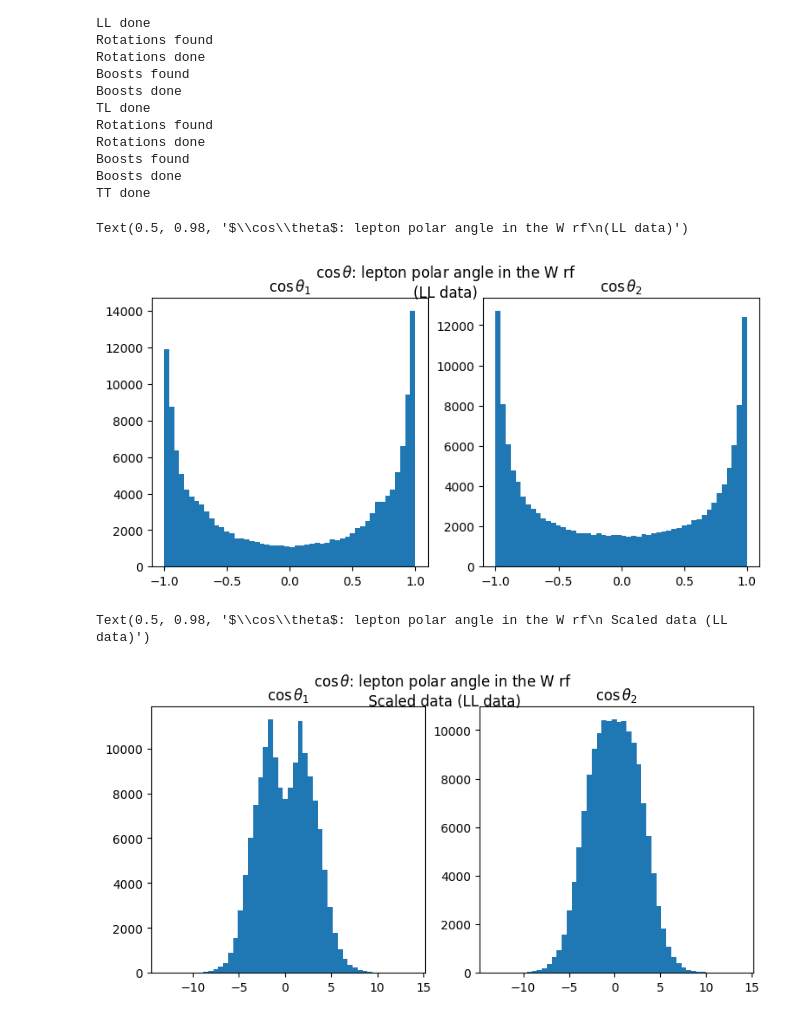
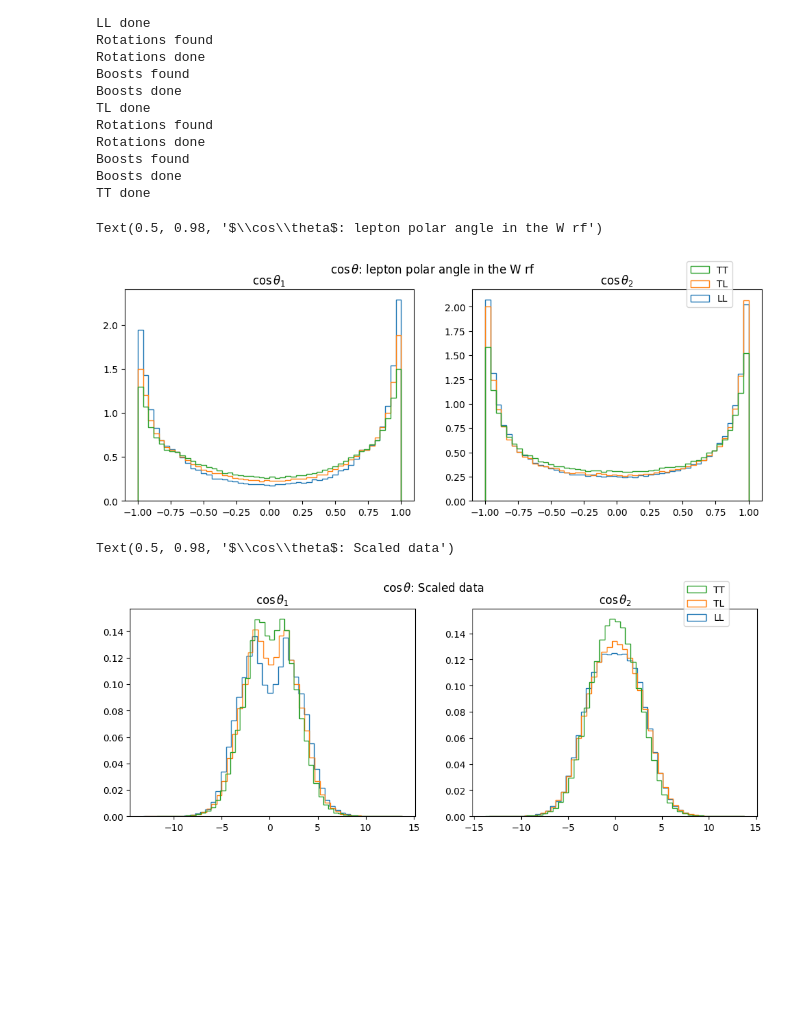
Before and after one commit to marcortinovis/MLforPolarizedVBS, a Jupyter notebook: new_features/singlewrf_reconstruction/ww_reconstruction.ipynb, the cells around one changed output. Saved outputs shown, nothing was run; the diff lists cells and outputs as text; code cells hidden in the pictures; blank space fills up the shorter version.

```diff
--- a/new_features/singlewrf_reconstruction/ww_reconstruction.ipynb
+++ b/new_features/singlewrf_reconstruction/ww_reconstruction.ipynb
@@ -342,15 +363,20 @@ np.save("TT/boosted_leps2_4p_tt", boosted_leps2_4p_tt)
 np.save('TT/costheta_1_source_tt.npy', costheta_1_tt)
 np.save('TT/costheta_2_source_tt.npy', costheta_2_tt)
 # %%
-fig, ax = plt.subplots(nrows=1, ncols=2, figsize=(9,4))
-ax[0].hist(costheta_1_ll, bins=50)
+fig, ax = plt.subplots(nrows=1, ncols=2, figsize=(12,4))
+_, _, hist_ll = ax[0].hist(costheta_1_ll, bins=50, density=True, histtype='step')
+_, _, hist_tl = ax[0].hist(costheta_1_tl, bins=50, density=True, histtype='step')
+_, _, hist_tt = ax[0].hist(costheta_1_tt, bins=50, density=True, histtype='step')
 ax[0].set_title(f'$\cos\\theta_1$')
-ax[1].hist(costheta_2_ll, bins=50)
+ax[1].hist(costheta_2_ll, bins=50, density=True, histtype='step')
+ax[1].hist(costheta_2_tl, bins=50, density=True, histtype='step')
+ax[1].hist(costheta_2_tt, bins=50, density=True, histtype='step')
 ax[1].set_title(f'$\cos\\theta_2$')
-fig.suptitle(f'$\cos\\theta$: lepton polar angle in the W rf\n(LL data)')
+fig.legend([hist_tt[0], hist_tl[0], hist_ll[0]], ['TT', 'TL', 'LL'], loc="upper right", bbox_to_anchor=(0.87,1.))
+fig.suptitle(f'$\cos\\theta$: lepton polar angle in the W rf')
 # %% [output]
-Text(0.5, 0.98, '$\\cos\\theta$: lepton polar angle in the W rf\n(LL data)')
+Text(0.5, 0.98, '$\\cos\\theta$: lepton polar angle in the W rf')
-[figure, old version]
+[figure, new version]
 # %%
 # Scaling
 
@@ -366,15 +392,20 @@ scaled_costheta_1_tt = logit((costheta_1_tt + 1.)/(2.), clip=1e-6)
 scaled_costheta_2_tt = logit((costheta_2_tt + 1.)/(2.), clip=1e-6)
 
 
-fig, ax = plt.subplots(nrows=1, ncols=2, figsize=(9,4))
-ax[0].hist(scaled_costheta_1_ll, bins=50)
+fig, ax = plt.subplots(nrows=1, ncols=2, figsize=(12,4))
+_, _, hist_ll = ax[0].hist(scaled_costheta_1_ll, bins=50, density=True, histtype='step')
+_, _, hist_tl = ax[0].hist(scaled_costheta_1_tl, bins=50, density=True, histtype='step')
+_, _, hist_tt = ax[0].hist(scaled_costheta_1_tt, bins=50, density=True, histtype='step')
 ax[0].set_title(f'$\cos\\theta_1$')
-ax[1].hist(scaled_costheta_2_ll, bins=50)
+ax[1].hist(scaled_costheta_2_ll, bins=50, density=True, histtype='step')
+ax[1].hist(scaled_costheta_2_tl, bins=50, density=True, histtype='step')
+ax[1].hist(scaled_costheta_2_tt, bins=50, density=True, histtype='step')
 ax[1].set_title(f'$\cos\\theta_2$')
-fig.suptitle(f'$\cos\\theta$: lepton polar angle in the W rf\n Scaled data (LL data)')
+fig.legend([hist_tt[0], hist_tl[0], hist_ll[0]], ['TT', 'TL', 'LL'], loc="upper right", bbox_to_anchor=(0.87,1.))
+fig.suptitle(f'$\cos\\theta$: Scaled data')
 # %% [output]
-Text(0.5, 0.98, '$\\cos\\theta$: lepton polar angle in the W rf\n Scaled data (LL data)')
+Text(0.5, 0.98, '$\\cos\\theta$: Scaled data')
-[figure, old version]
+[figure, new version]
 # %%
 # Normalization
 
```
Also changed, not shown: parts of 5 cells of this notebook.
